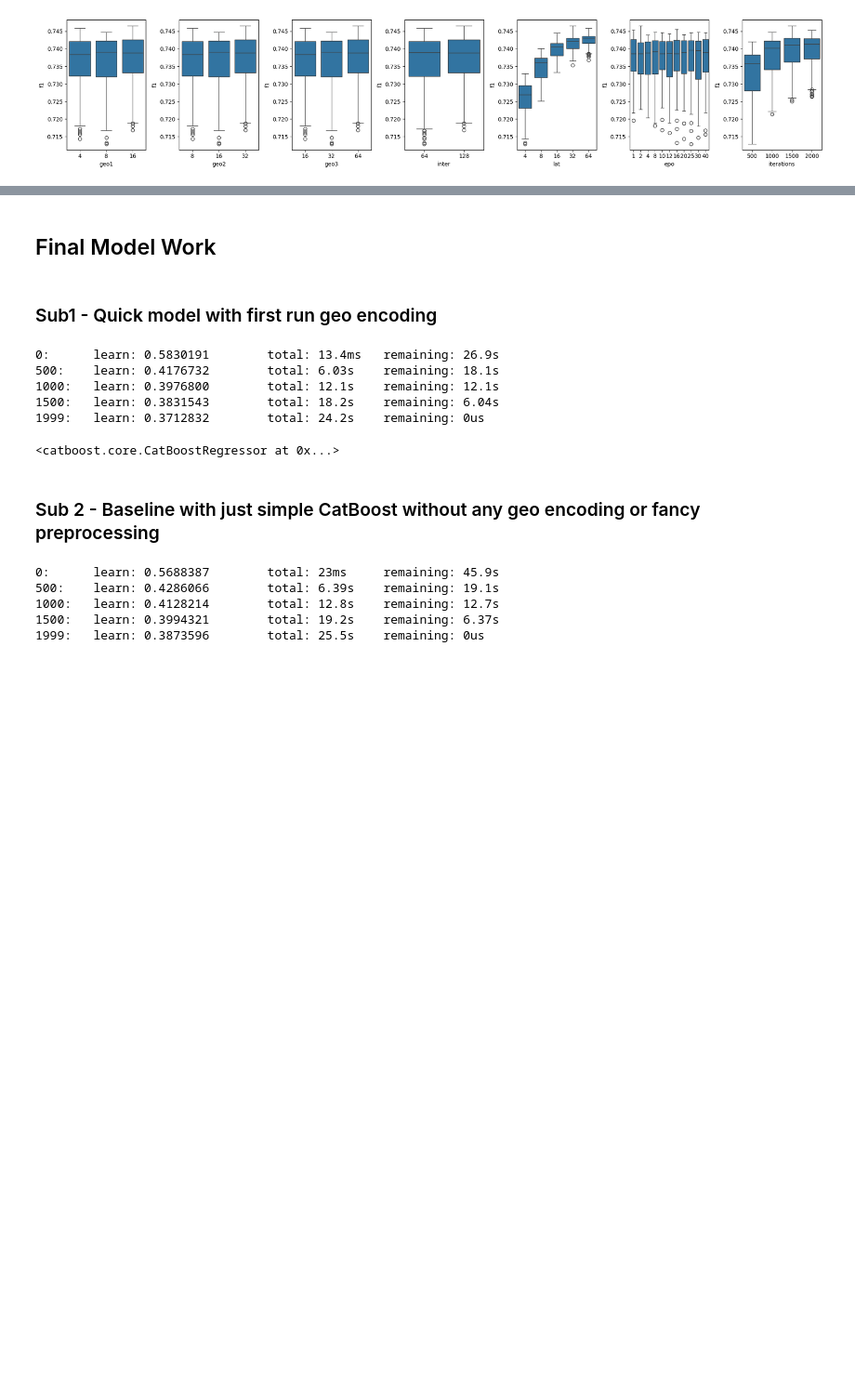
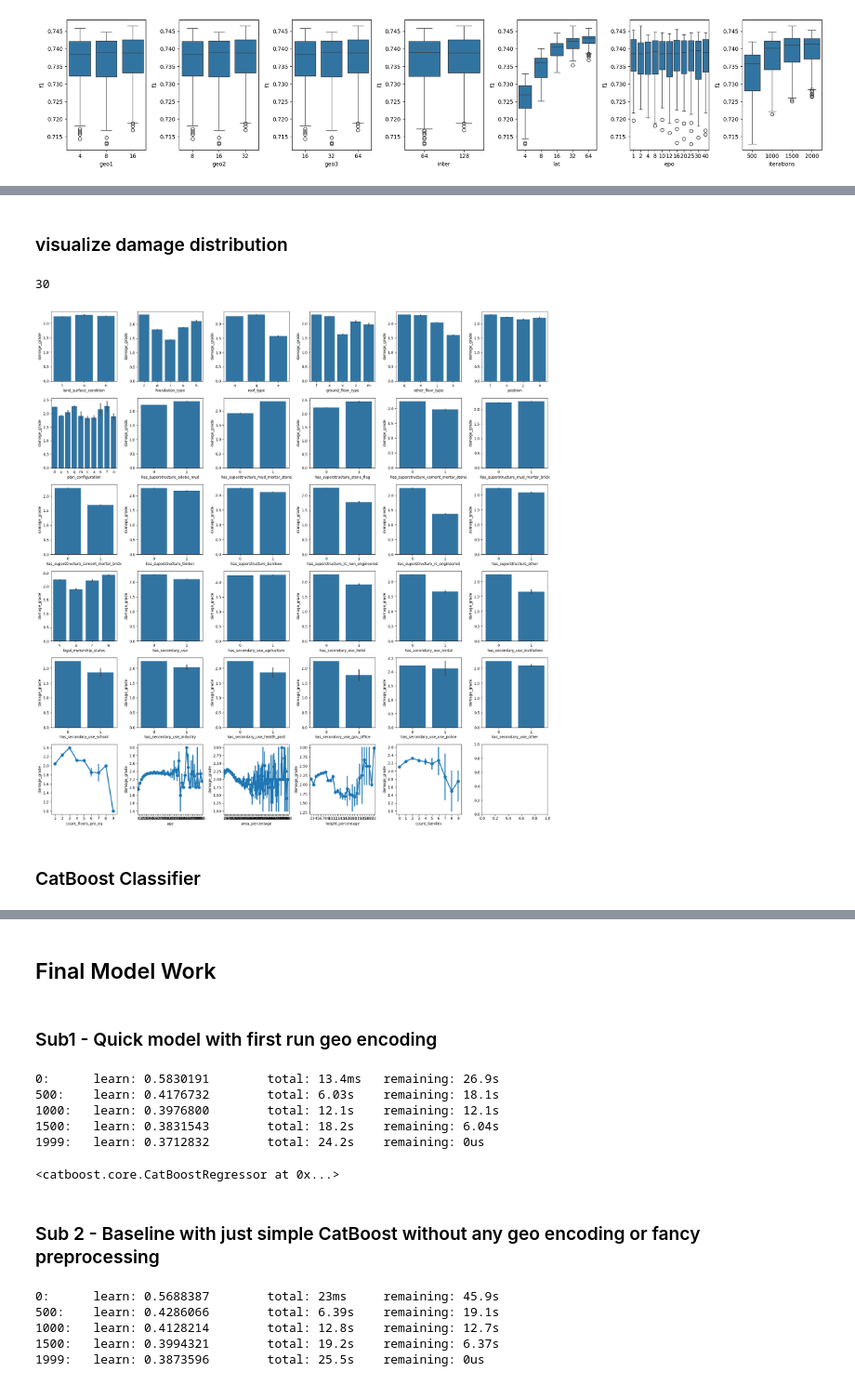
Before and after one commit to teofc111/DD_earthquake, a Jupyter notebook: DD_earthquake_2_autoencode.ipynb, the cells around one changed output, grey strips where cells are left out. Shown at 93% size. Cells and saved outputs as stored; diff of their text form; code cells hidden in the pictures; blank space fills up the shorter version.

```diff
--- a/DD_earthquake_2_autoencode.ipynb
+++ b/DD_earthquake_2_autoencode.ipynb
@@ -522,16 +522,16 @@ model = cb.CatBoostRegressor(loss_function='RMSE',
 model.fit(train_val_dataset)
 
 # Evaluation
-pred = model.predict(X_test)
-rmse = (np.sqrt(mean_squared_error(y_test, pred)))
-r2 = r2_score(y_test, pred)
+pred = model.predict(df_test_X)
+rmse = (np.sqrt(mean_squared_error(df_test_y, pred)))
+r2 = r2_score(df_test_y, pred)
 
 print('Testing performance')
 print(f'RMSE: {rmse:.2f}')
 print(f'R2: {r2:.2f}')
 
 pred_int = np.round(np.clip(pred,1,3))
-f1_score(y_test,pred_int,average='micro')
+f1_score(df_test_y,pred_int,average='micro')
 # %% [markdown]
 ### Parametric Study - Select Best Encoding
 # %%
@@ -727,3 +676,46 @@ RMSE: 0.4429841599214712, R2-score: 0.47573962857447116, F1-score: 0.74526740301
+# %% [markdown]
+### visualize damage distribution
+# %%
+df_train_features = df_train_features_raw.copy()
+df_train_labels = df_train_labels_raw.copy()
+df_train = pd.concat([df_train_features,df_train_labels],axis=1)
+non_geo_features = list(df_train.columns)
+non_geo_features.remove('geo_level_1_id')
+non_geo_features.remove('geo_level_2_id')
+non_geo_features.remove('geo_level_3_id')
+non_geo_features.remove('damage_grade')
+
+non_geo_features_cat = list(df_train.columns)
+non_geo_features_cat.remove('geo_level_1_id')
+non_geo_features_cat.remove('geo_level_2_id')
+non_geo_features_cat.remove('geo_level_3_id')
+non_geo_features_cat.remove('damage_grade')
+non_geo_features_cat.remove('count_floors_pre_eq')
+non_geo_features_cat.remove('age')
+non_geo_features_cat.remove('area_percentage')
+non_geo_features_cat.remove('height_percentage')
+non_geo_features_cat.remove('count_families')
+
+non_geo_features_num = numerical_features
+# %%
+len(non_geo_features_cat)
+# %% [output]
+30
+# %%
+fig,axs = plt.subplots(6,6,figsize=(20,20))
+axs = axs.flatten()
+
+for i,feat in enumerate(non_geo_features_cat):
+    sns.barplot(df_train,x=feat,y='damage_grade',ax=axs[i])
+
+for i,feat in enumerate(non_geo_features_num):
+    sns.pointplot(df_train,x=feat,y='damage_grade',ax=axs[i+30])
+
+fig.tight_layout()
+# %% [output]
+[figure, added]
+# %% [markdown]
+### CatBoost Classifier
 # %%
 # Prep data for catboost vanilla
 categorical_features = ['geo_level_1_id', 'geo_level_2_id', 'geo_level_3_id', 'land_surface_condition', 'foundation_type', 'roof_type', 'ground_floor_type', 'other_floor_type', 'position', 'plan_configuration', 'has_superstructure_adobe_mud', 'has_superstructure_mud_mortar_stone', 'has_superstructure_stone_flag',
```
Also changed, not shown: parts of 18 cells of this notebook.
